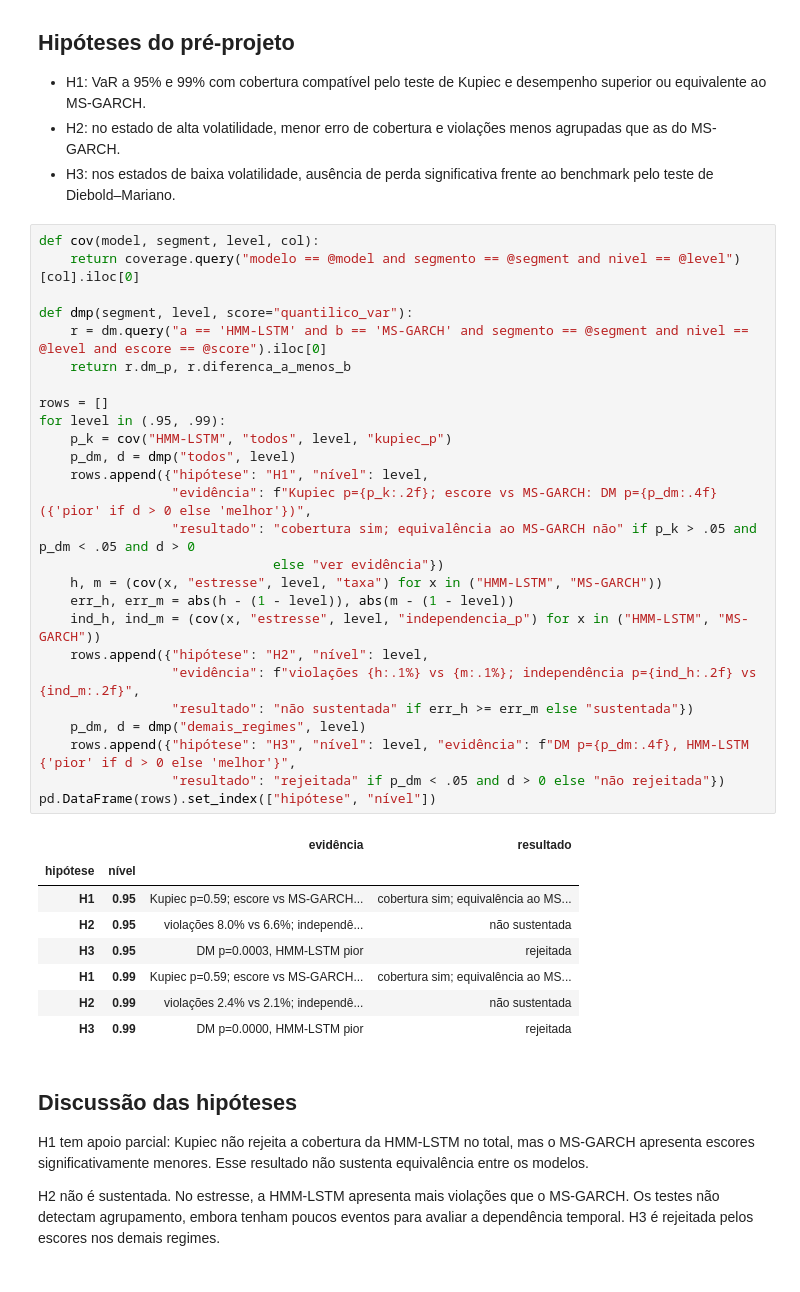
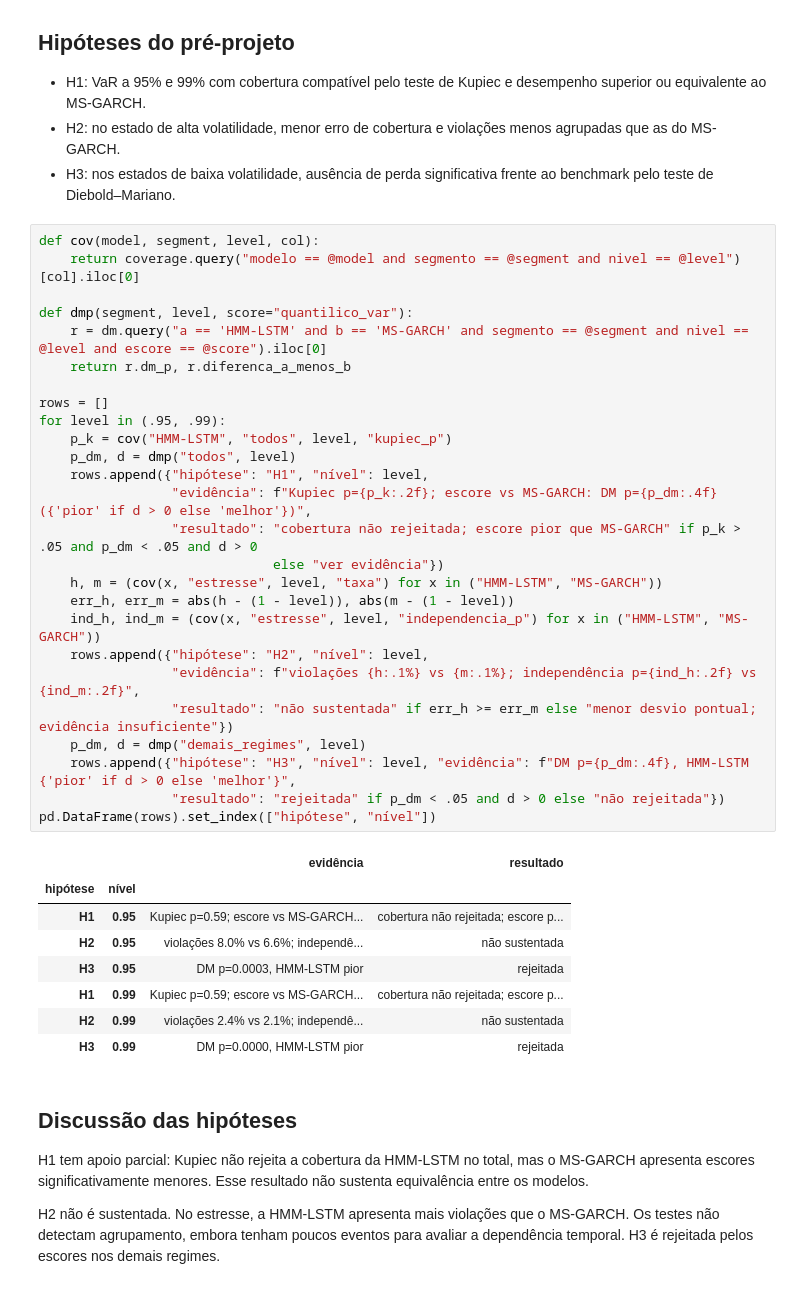
Before and after one commit to ViniBertolotti/hmm_lstm_TCC, a Jupyter notebook: notebooks/06_backtesting.ipynb, the cells around one changed output. Drawn from its saved outputs; the diff is of its cells as text.

```diff
--- a/notebooks/06_backtesting.ipynb
+++ b/notebooks/06_backtesting.ipynb
@@ -329,36 +329,36 @@ o efeito da regra de cálculo, sem substituir a especificação principal.
 # %%
 def cov(model, segment, level, col):
     return coverage.query("modelo == @model and segmento == @segment and nivel == @level")[col].iloc[0]
 
 def dmp(segment, level, score="quantilico_var"):
     r = dm.query("a == 'HMM-LSTM' and b == 'MS-GARCH' and segmento == @segment and nivel == @level and escore == @score").iloc[0]
     return r.dm_p, r.diferenca_a_menos_b
 
 rows = []
 for level in (.95, .99):
     p_k = cov("HMM-LSTM", "todos", level, "kupiec_p")
     p_dm, d = dmp("todos", level)
     rows.append({"hipótese": "H1", "nível": level,
                  "evidência": f"Kupiec p={p_k:.2f}; escore vs MS-GARCH: DM p={p_dm:.4f} ({'pior' if d > 0 else 'melhor'})",
-                 "resultado": "cobertura sim; equivalência ao MS-GARCH não" if p_k > .05 and p_dm < .05 and d > 0
+                 "resultado": "cobertura não rejeitada; escore pior que MS-GARCH" if p_k > .05 and p_dm < .05 and d > 0
                               else "ver evidência"})
     h, m = (cov(x, "estresse", level, "taxa") for x in ("HMM-LSTM", "MS-GARCH"))
     err_h, err_m = abs(h - (1 - level)), abs(m - (1 - level))
     ind_h, ind_m = (cov(x, "estresse", level, "independencia_p") for x in ("HMM-LSTM", "MS-GARCH"))
     rows.append({"hipótese": "H2", "nível": level,
                  "evidência": f"violações {h:.1%} vs {m:.1%}; independência p={ind_h:.2f} vs {ind_m:.2f}",
-                 "resultado": "não sustentada" if err_h >= err_m else "sustentada"})
+                 "resultado": "não sustentada" if err_h >= err_m else "menor desvio pontual; evidência insuficiente"})
     p_dm, d = dmp("demais_regimes", level)
     rows.append({"hipótese": "H3", "nível": level, "evidência": f"DM p={p_dm:.4f}, HMM-LSTM {'pior' if d > 0 else 'melhor'}",
                  "resultado": "rejeitada" if p_dm < .05 and d > 0 else "não rejeitada"})
 pd.DataFrame(rows).set_index(["hipótese", "nível"])
 # %% [output]
 |  |  | evidência | resultado |
 | hipótese | nível |  |  |
-| H1 | 0.95 | Kupiec p=0.59; escore vs MS-GARCH... | cobertura sim; equivalência ao MS... |
+| H1 | 0.95 | Kupiec p=0.59; escore vs MS-GARCH... | cobertura não rejeitada; escore p... |
 | H2 | 0.95 | violações 8.0% vs 6.6%; independê... | não sustentada |
 | H3 | 0.95 | DM p=0.0003, HMM-LSTM pior | rejeitada |
-| H1 | 0.99 | Kupiec p=0.59; escore vs MS-GARCH... | cobertura sim; equivalência ao MS... |
+| H1 | 0.99 | Kupiec p=0.59; escore vs MS-GARCH... | cobertura não rejeitada; escore p... |
 | H2 | 0.99 | violações 2.4% vs 2.1%; independê... | não sustentada |
 | H3 | 0.99 | DM p=0.0000, HMM-LSTM pior | rejeitada |
 # %% [markdown]
```
Also changed, not shown: parts of 1 cell of this notebook, 36 other files.
